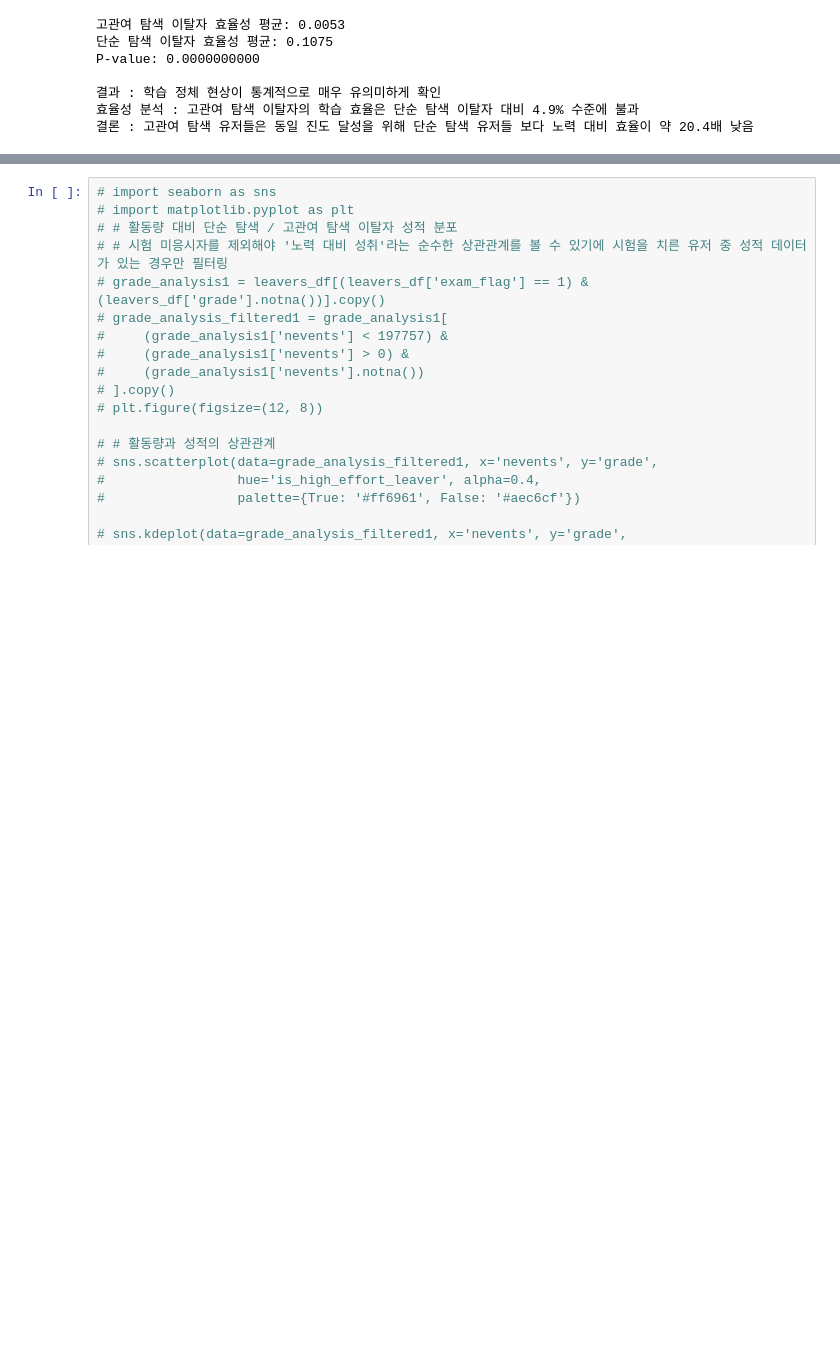
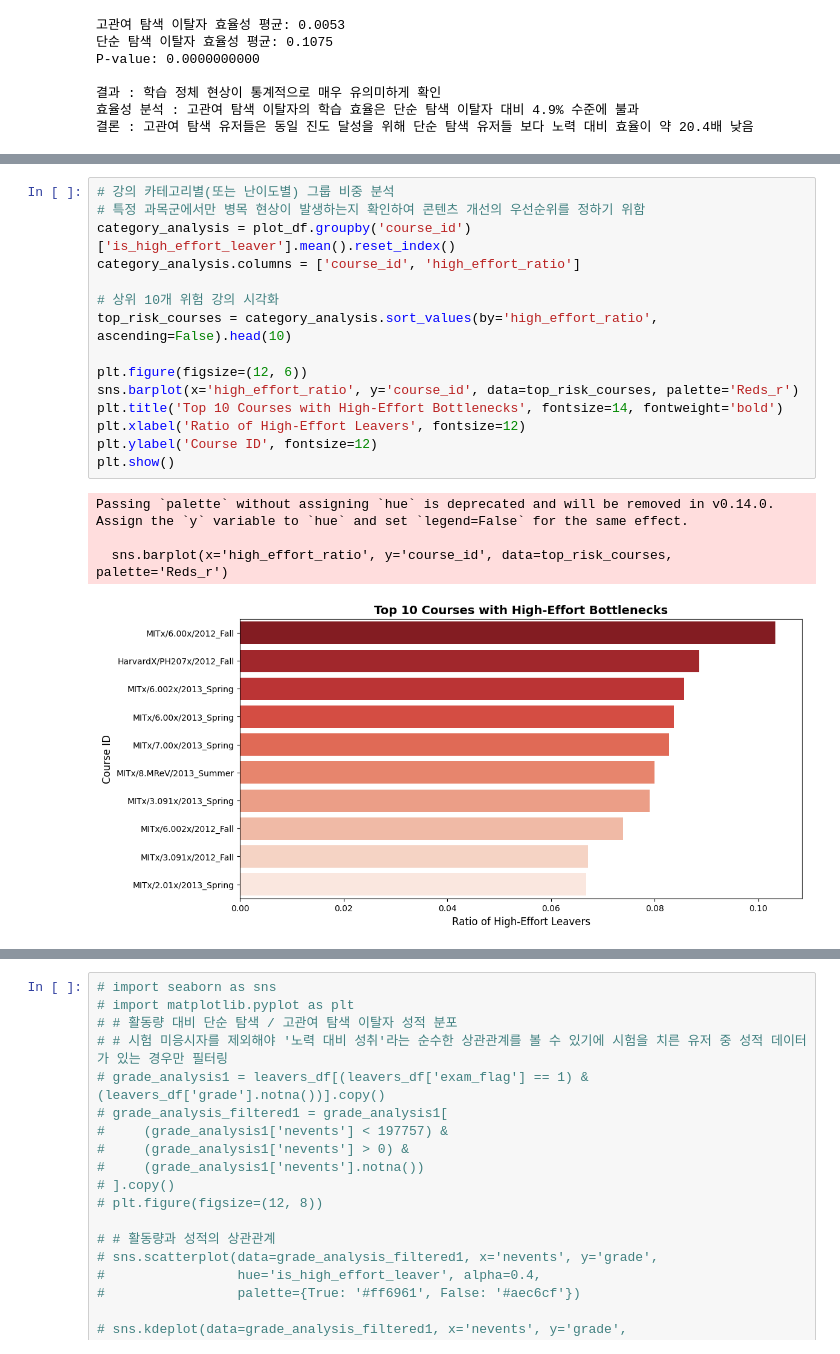
Before and after one commit to Ojirokim/data-analysis-practical-project, a Jupyter notebook: 김규리/eda.ipynb, the cells around one changed output, grey strips where cells are left out. Cells and saved outputs as stored; diff of their text form; blank space fills up the shorter version.

```diff
--- a/김규리/eda.ipynb
+++ b/김규리/eda.ipynb
@@ -986,0 +1117,20 @@ P-value: 0.0000000000
+# %%
+# 강의 카테고리별(또는 난이도별) 그룹 비중 분석
+# 특정 과목군에서만 병목 현상이 발생하는지 확인하여 콘텐츠 개선의 우선순위를 정하기 위함
+category_analysis = plot_df.groupby('course_id')['is_high_effort_leaver'].mean().reset_index()
+category_analysis.columns = ['course_id', 'high_effort_ratio']
+
+# 상위 10개 위험 강의 시각화
+top_risk_courses = category_analysis.sort_values(by='high_effort_ratio', ascending=False).head(10)
+
+plt.figure(figsize=(12, 6))
+sns.barplot(x='high_effort_ratio', y='course_id', data=top_risk_courses, palette='Reds_r')
+plt.title('Top 10 Courses with High-Effort Bottlenecks', fontsize=14, fontweight='bold')
+plt.xlabel('Ratio of High-Effort Leavers', fontsize=12)
+plt.ylabel('Course ID', fontsize=12)
+plt.show()
+# %% [output]
+Passing `palette` without assigning `hue` is deprecated and will be removed in v0.14.0. Assign the `y` variable to `hue` and set `legend=False` for the same effect.
+
+  sns.barplot(x='high_effort_ratio', y='course_id', data=top_risk_courses, palette='Reds_r')
+[figure, added]
```
Also changed, not shown: parts of 51 cells of this notebook.
